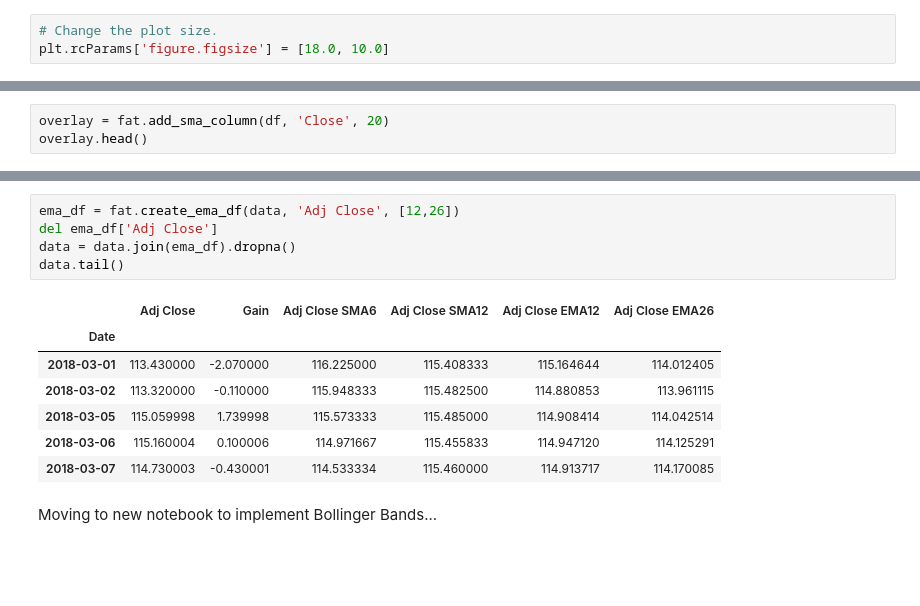
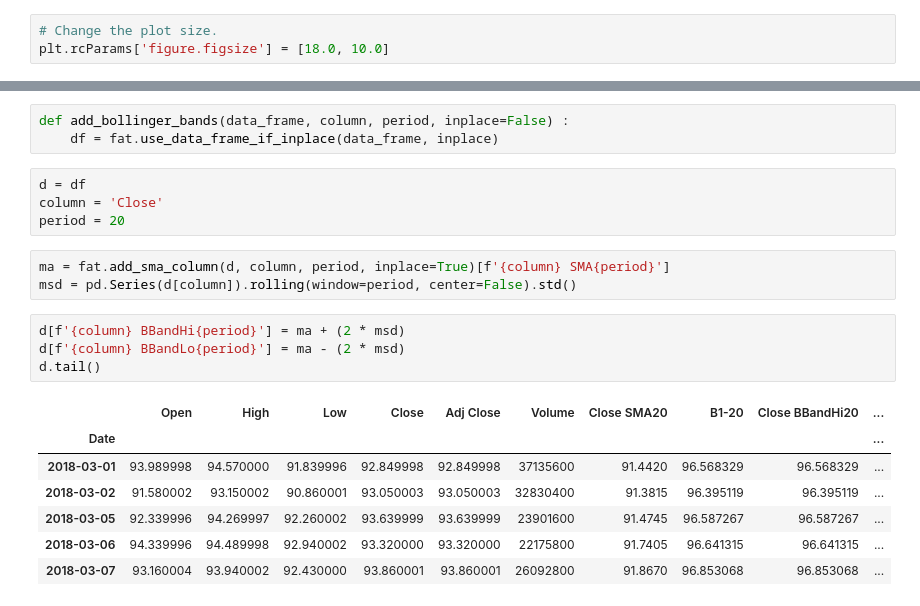
Before and after one commit to matthewrcarpenter/finance, a Jupyter notebook: Notebooks/Nb-20180308-1845-BollingerBands.ipynb, the cells around one changed output, grey strips where cells are left out. Drawn from its saved outputs; the diff is of its cells as text; blank space fills up the shorter version.

Commit message:
added bollinger bands

```diff
--- a/Notebooks/Nb-20180308-1845-BollingerBands.ipynb
+++ b/Notebooks/Nb-20180308-1845-BollingerBands.ipynb
@@ -30,4 +29 @@ Updated data for MSFT from yahoo: 2018-02-27 to 2018-03-07
 Loaded data for MSFT: 1986-03-13 to 2018-03-07.
-# %%
-overlay = fat.add_sma_column(df, 'Close', 20)
-overlay.head()
@@ -107,15 +30,22 @@ data.tail()
-# %%
-ema_df = fat.create_ema_df(data, 'Adj Close', [12,26])
-del ema_df['Adj Close']
-data = data.join(ema_df).dropna()
-data.tail()
-# %% [output]
-|  | Adj Close | Gain | Adj Close SMA6 | Adj Close SMA12 | Adj Close EMA12 | Adj Close EMA26 |
-| Date |  |  |  |  |  |  |
-| 2018-03-01 | 113.430000 | -2.070000 | 116.225000 | 115.408333 | 115.164644 | 114.012405 |
-| 2018-03-02 | 113.320000 | -0.110000 | 115.948333 | 115.482500 | 114.880853 | 113.961115 |
-| 2018-03-05 | 115.059998 | 1.739998 | 115.573333 | 115.485000 | 114.908414 | 114.042514 |
-| 2018-03-06 | 115.160004 | 0.100006 | 114.971667 | 115.455833 | 114.947120 | 114.125291 |
-| 2018-03-07 | 114.730003 | -0.430001 | 114.533334 | 115.460000 | 114.913717 | 114.170085 |
-# %% [markdown]
-Moving to new notebook to implement Bollinger Bands...
+# %%
+def add_bollinger_bands(data_frame, column, period, inplace=False) :
+    df = fat.use_data_frame_if_inplace(data_frame, inplace)
+# %%
+d = df
+column = 'Close'
+period = 20
+# %%
+ma = fat.add_sma_column(d, column, period, inplace=True)[f'{column} SMA{period}']
+msd = pd.Series(d[column]).rolling(window=period, center=False).std()
+# %%
+d[f'{column} BBandHi{period}'] = ma + (2 * msd)
+d[f'{column} BBandLo{period}'] = ma - (2 * msd)
+d.tail()
+# %% [output]
+|  | Open | High | Low | Close | Adj Close | Volume | Close SMA20 | B1-20 | Close BBandHi20 | ... |
+| Date |  |  |  |  |  |  |  |  |  | ... |
+| 2018-03-01 | 93.989998 | 94.570000 | 91.839996 | 92.849998 | 92.849998 | 37135600 | 91.4420 | 96.568329 | 96.568329 | ... |
+| 2018-03-02 | 91.580002 | 93.150002 | 90.860001 | 93.050003 | 93.050003 | 32830400 | 91.3815 | 96.395119 | 96.395119 | ... |
+| 2018-03-05 | 92.339996 | 94.269997 | 92.260002 | 93.639999 | 93.639999 | 23901600 | 91.4745 | 96.587267 | 96.587267 | ... |
+| 2018-03-06 | 94.339996 | 94.489998 | 92.940002 | 93.320000 | 93.320000 | 22175800 | 91.7405 | 96.641315 | 96.641315 | ... |
+| 2018-03-07 | 93.160004 | 93.940002 | 92.430000 | 93.860001 | 93.860001 | 26092800 | 91.8670 | 96.853068 | 96.853068 | ... |
```
Also changed, not shown: parts of 18 cells of this notebook, 3 other files.
